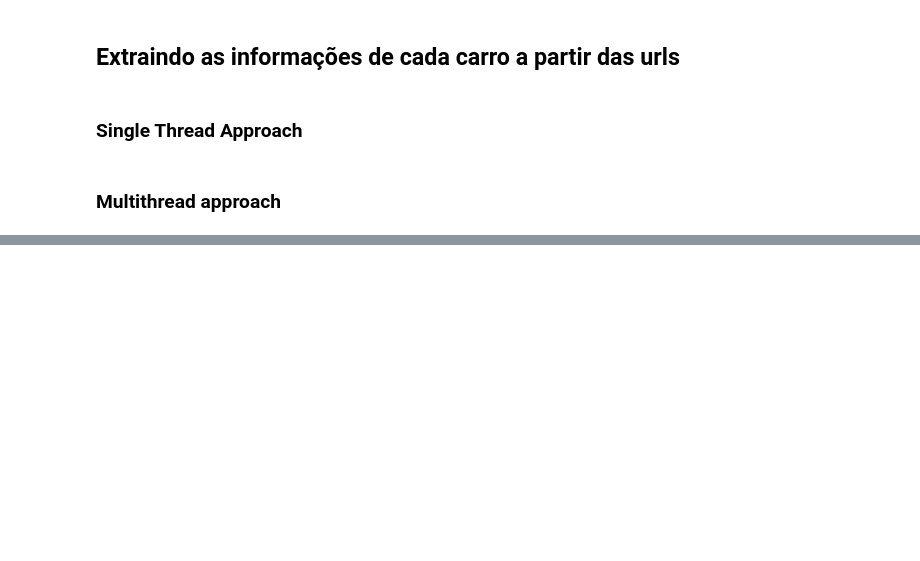
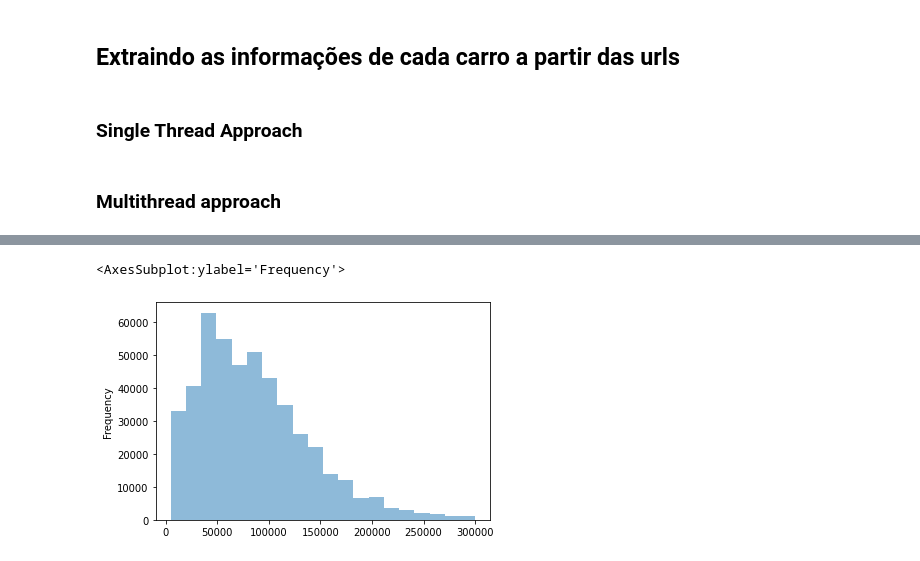
Before and after one commit to FabioXimenes/UFC-IDS, a Jupyter notebook: Modulo1.ipynb, the cells around one changed output, grey strips where cells are left out. Drawn from its saved outputs; the diff is of its cells as text; code cells hidden in the pictures; blank space fills up the shorter version.

```diff
--- a/Modulo1.ipynb
+++ b/Modulo1.ipynb
@@ -162,0 +349,4 @@ for i in range(0, len(urls), chunk_size):
+# %%
+df = df[df['Quilometragem'] >= 5000]
+df = df[df['Quilometragem'] <= 300000]
+df
@@ -162,0 +367,5 @@ for i in range(0, len(urls), chunk_size):
+# %%
+df['Quilometragem'].plot.hist(bins=20, alpha=0.5)
+# %% [output]
+<AxesSubplot:ylabel='Frequency'>
+[figure, added]
```
Also changed, not shown: parts of 27 cells of this notebook.
